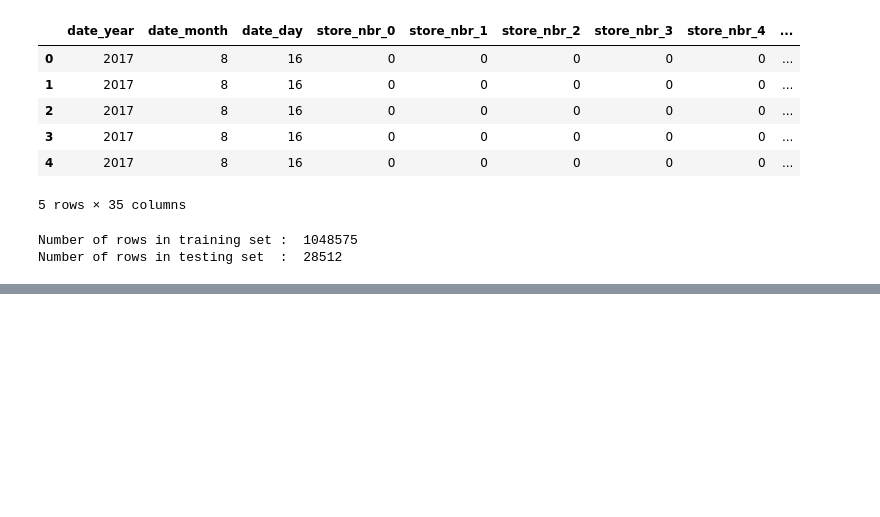
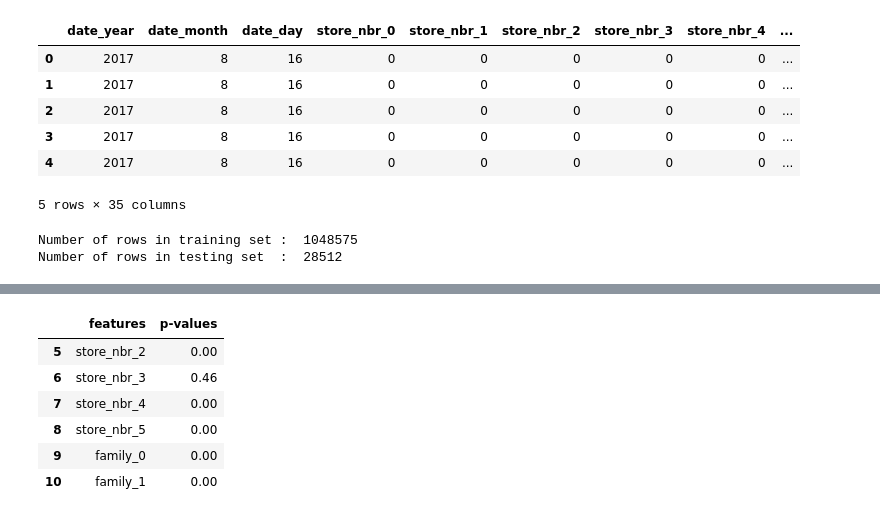
Before and after one commit to amith-vardhan99/kaggle, a Jupyter notebook: Store Sales - Time Series Forecasting/preprocess.ipynb, the cells around one changed output, grey strips where cells are left out. Saved outputs shown, nothing was run; the diff lists cells and outputs as text; code cells hidden in the pictures; blank space fills up the shorter version.

```diff
--- a/Store Sales - Time Series Forecasting/preprocess.ipynb
+++ b/Store Sales - Time Series Forecasting/preprocess.ipynb
@@ -924,3 +924,6 @@ print("Number of rows in testing set  : ",len(retr_df_test))
 # %% [output]
 Number of rows in training set :  1048575
 Number of rows in testing set  :  28512
+# %%
+X = retr_df_train.drop("sales",axis=1,inplace=False)
+y = retr_df_train["sales"]
@@ -926,0 +955,7 @@ Number of rows in testing set  :  28512
+# %%
+f_reg = f_regression(X,y)
+p_values1 = f_reg[1]
+p_values2 = p_values1.round(2)
+p_values = pd.DataFrame(columns=["features","p-values"])
+p_values["features"] = X.columns.values
+p_values["p-values"] = p_values2
@@ -926,0 +984,10 @@ Number of rows in testing set  :  28512
+# %%
+p_values[5:11]
+# %% [output]
+|  | features | p-values |
+| 5 | store_nbr_2 | 0.00 |
+| 6 | store_nbr_3 | 0.46 |
+| 7 | store_nbr_4 | 0.00 |
+| 8 | store_nbr_5 | 0.00 |
+| 9 | family_0 | 0.00 |
+| 10 | family_1 | 0.00 |
```
Also changed, not shown: parts of 11 cells of this notebook.
